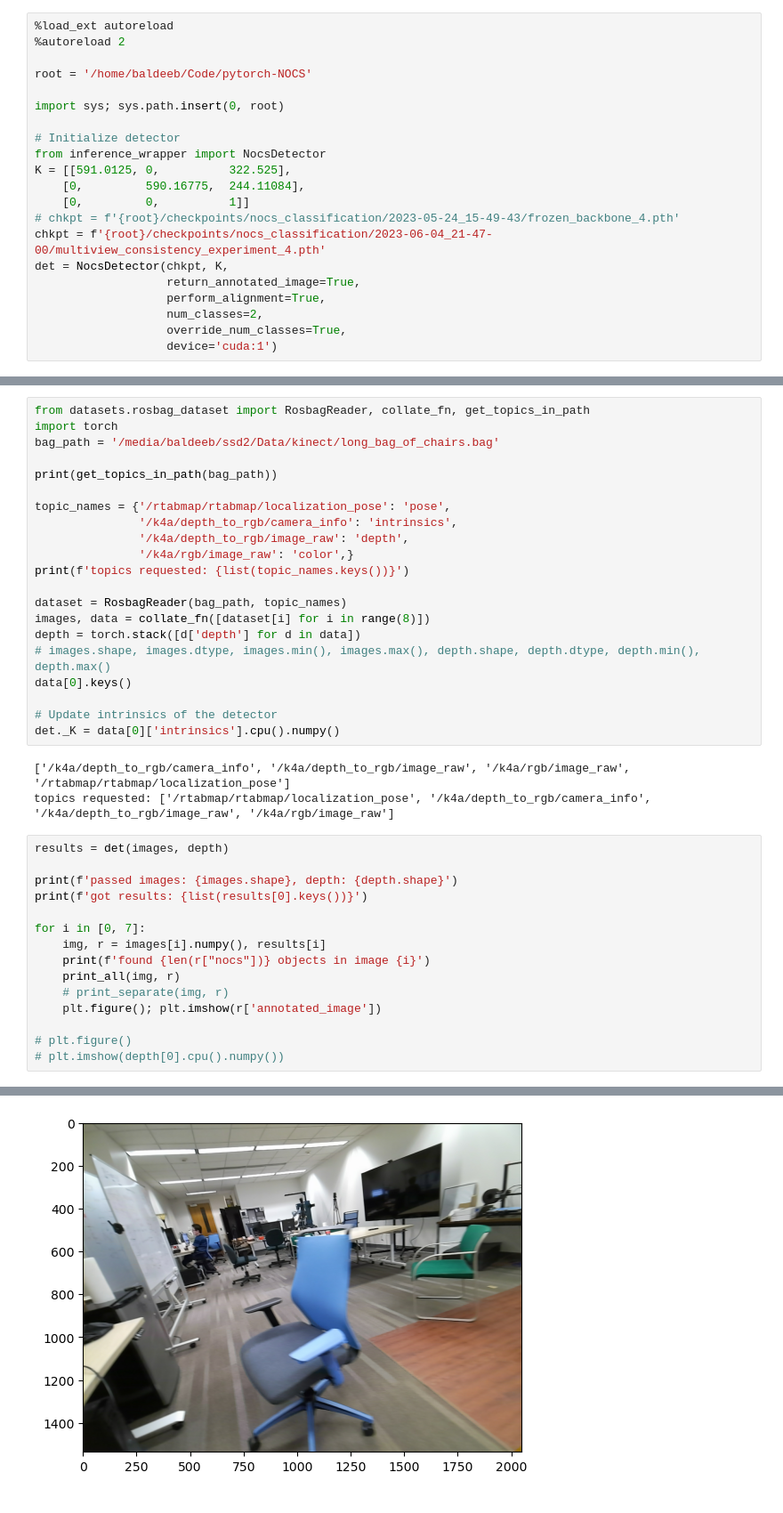
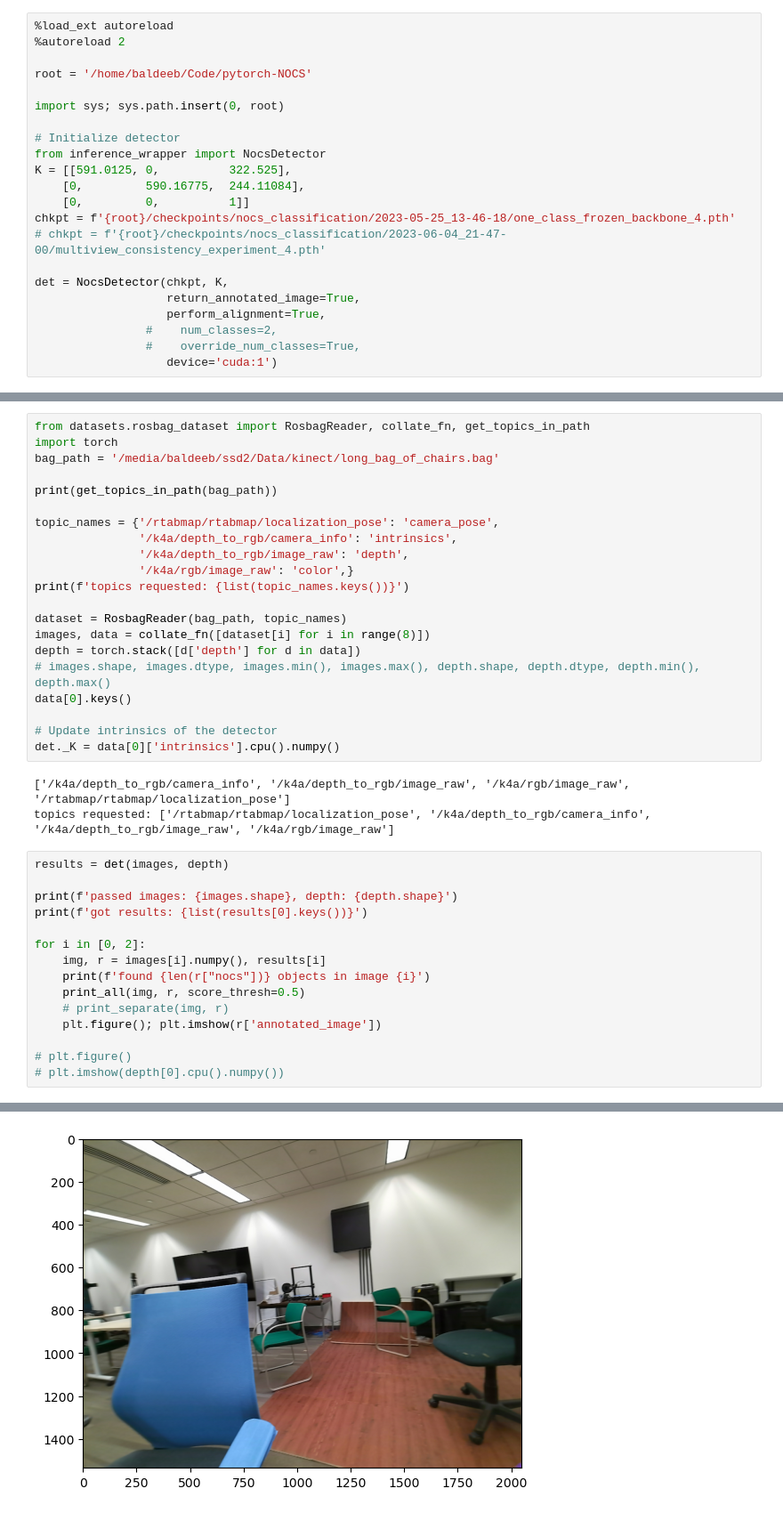
Before and after one commit to baldeeb/ganocs, a Jupyter notebook: experiments/on_real_data.ipynb, the cells around one changed output, grey strips where cells are left out. Shown at 89% size. Drawn from its saved outputs; the diff is of its cells as text.

Commit message:
WIP: broken multiview but progress...

```diff
--- a/experiments/on_real_data.ipynb
+++ b/experiments/on_real_data.ipynb
@@ -35,11 +35,12 @@ from inference_wrapper import NocsDetector
 K = [[591.0125, 0,          322.525],
     [0,         590.16775,  244.11084],
     [0,         0,          1]]
-# chkpt = f'{root}/checkpoints/nocs_classification/2023-05-24_15-49-43/frozen_backbone_4.pth'
-chkpt = f'{root}/checkpoints/nocs_classification/2023-06-04_21-47-00/multiview_consistency_experiment_4.pth'
+chkpt = f'{root}/checkpoints/nocs_classification/2023-05-25_13-46-18/one_class_frozen_backbone_4.pth'
+# chkpt = f'{root}/checkpoints/nocs_classification/2023-06-04_21-47-00/multiview_consistency_experiment_4.pth'
+
 det = NocsDetector(chkpt, K,
                    return_annotated_image=True,
                    perform_alignment=True,
-                   num_classes=2,
-                   override_num_classes=True,
+                #    num_classes=2,
+                #    override_num_classes=True,
                    device='cuda:1')
@@ -110,7 +114,7 @@ bag_path = '/media/baldeeb/ssd2/Data/kinect/long_bag_of_chairs.bag'
 
 print(get_topics_in_path(bag_path))
 
-topic_names = {'/rtabmap/rtabmap/localization_pose': 'pose',
+topic_names = {'/rtabmap/rtabmap/localization_pose': 'camera_pose',
                '/k4a/depth_to_rgb/camera_info': 'intrinsics',
                '/k4a/depth_to_rgb/image_raw': 'depth',
                '/k4a/rgb/image_raw': 'color',}
@@ -133,10 +137,10 @@ results = det(images, depth)
 print(f'passed images: {images.shape}, depth: {depth.shape}')
 print(f'got results: {list(results[0].keys())}')
 
-for i in [0, 7]:
+for i in [0, 2]:
     img, r = images[i].numpy(), results[i]
     print(f'found {len(r["nocs"])} objects in image {i}')
-    print_all(img, r)
+    print_all(img, r, score_thresh=0.5)
     # print_separate(img, r)
     plt.figure(); plt.imshow(r['annotated_image'])
 
@@ -156 +158 @@ found 7 objects in image 7
-[figure, old version]
+[figure, new version]
```
Also changed, not shown: parts of 3 cells of this notebook, 35 other files.
